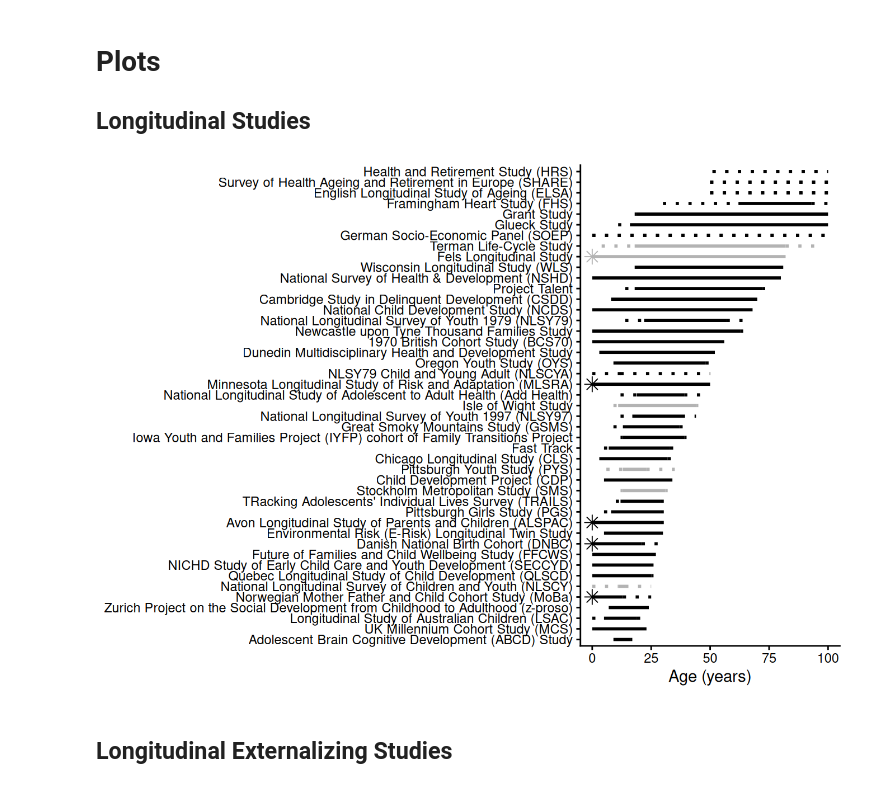
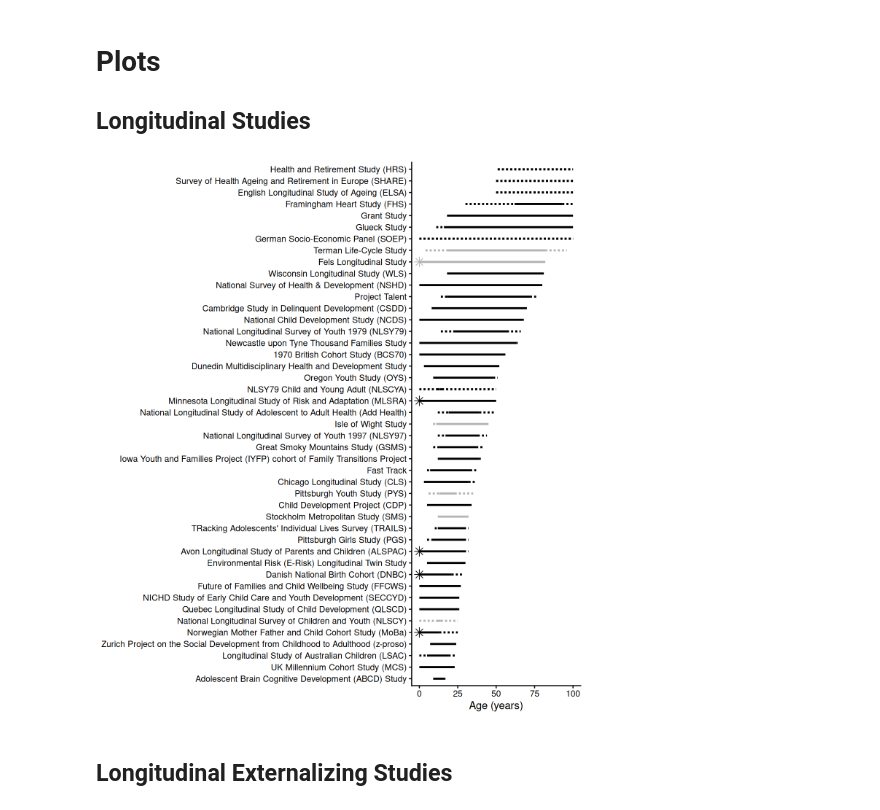
Before and after one commit to DevPsyLab/studying-psychopathology-development-lifespan, a Jupyter notebook: notebooks/analyses.embed.ipynb, the cells around one changed output. Cells and saved outputs as stored; diff of their text form; code cells hidden in the pictures.

```diff
--- a/notebooks/analyses.embed.ipynb
+++ b/notebooks/analyses.embed.ipynb
@@ -120,6 +120,7 @@ prenatal_df <- longitudinalStudies %>%
 #| label: fig-longitudinalstudies
 #| fig-cap: "(Approximate) ages spanned by various lengthy longitudinal studies, as of this writing. The list of longitudinal studies is not exhaustive. Studies that are no longer active are shown in gray. Studies that used developmental scaling to harmonize scores across ages (i.e., to link scores across ages onto the same scale) are in green. Solid lines reflect fully longitudinal spans (i.e., the same individuals were followed over time). Dotted lines reflect ages assessed cross-sectionally—even if some participants may have been followed longitudinally. For instance, if a study recruited 5–10-year-old children and followed each child for 20 years, the study would have dotted lines from ages 5–10 and from ages 25–30. Studies shown entirely with dotted lines assessed their full age range cross-sectionally but still included longitudinal follow-up of some participants. A star at age 0 represents that participants were enrolled before birth and the study included prenatal assessments. Ages spanned reflect ages when assessments were collected directly from participants; ages spanned do not include links to registry data (e.g., birth records, offending records). Age was truncated at 100; thus, age 100 indicates that participants were followed into their 90s (or until death)."
 #| fig-alt: "(Approximate) ages spanned by various lengthy longitudinal studies, as of this writing. The list of longitudinal studies is not exhaustive. Studies that are no longer active are shown in gray. Studies that used developmental scaling to harmonize scores across ages (i.e., to link scores across ages onto the same scale) are in green. Solid lines reflect fully longitudinal spans (i.e., the same individuals were followed over time). Dotted lines reflect ages assessed cross-sectionally—even if some participants may have been followed longitudinally. For instance, if a study recruited 5–10-year-old children and followed each child for 20 years, the study would have dotted lines from ages 5–10 and from ages 25–30. Studies shown entirely with dotted lines assessed their full age range cross-sectionally but still included longitudinal follow-up of some participants. A star at age 0 represents that participants were enrolled before birth and the study included prenatal assessments. Ages spanned reflect ages when assessments were collected directly from participants; ages spanned do not include links to registry data (e.g., birth records, offending records). Age was truncated at 100; thus, age 100 indicates that participants were followed into their 90s (or until death)."
+#| fig-height: 8
 
 plot_longitudinalStudies <- ggplot2::ggplot(
   data = longitudinalStudies_plotData,
@@ -139,37 +140,37 @@ plot_longitudinalStudies <- ggplot2::ggplot(
   ) +
   scale_linetype_manual(
     values = c(
-      "cross-section" = "dotted",
+      "cross-section" = "11",
       "core" = "solid"
     ),
     guide = "none"
   ) +
   scale_color_manual(
     values = c(
       "TRUE" = "black",
       "FALSE" = "gray70"
     ),
     guide = "none"
   ) +
   geom_point(
     data = prenatal_df,
     aes(
       x = age,
       y = studyLabelFactor,
       color = active
     ),
     shape = 8,
     size = 3
   ) +
   labs(
     x = "Age (years)",
     y = NULL
   ) +
   theme_classic()
 
 plot_longitudinalStudies
 # %% [output]
-[figure, old version]
+[figure, new version]
 # %% [markdown]
 ## Longitudinal Externalizing Studies
 # %%
```
Also changed, not shown: parts of 1 cell of this notebook, 17 other files.
